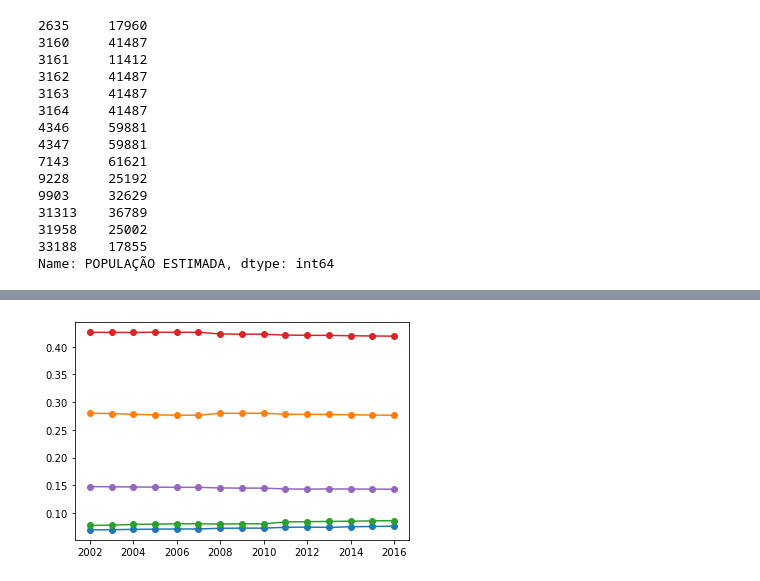
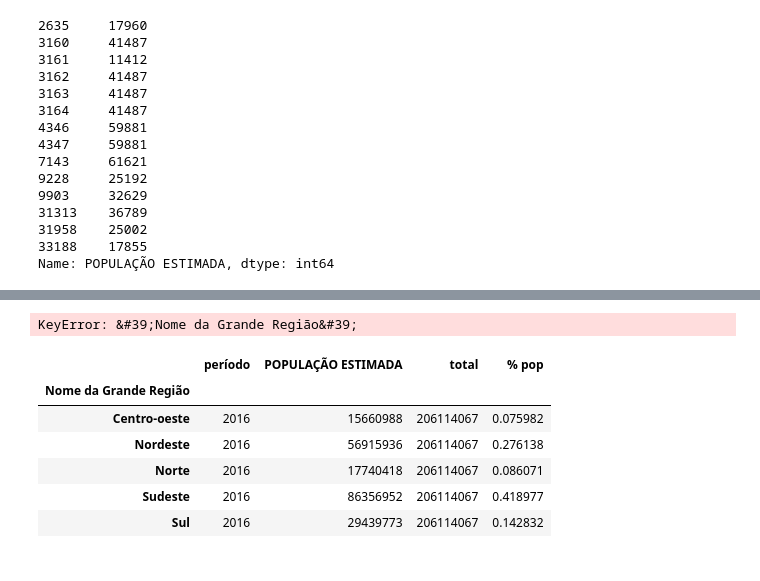
Before and after one commit to vgs2/Socioeconomic-analysis-of-the-brazilian-cities, a Jupyter notebook: projeto.ipynb, the cells around one changed output, grey strips where cells are left out. Drawn from its saved outputs; the diff is of its cells as text; code cells hidden in the pictures.

```diff
--- a/projeto.ipynb
+++ b/projeto.ipynb
@@ -334,8 +324,19 @@ aux[aux['Nome da Grande Região']=='Nordeste']
 # %%
 for region in aux['Nome da Grande Região'].unique():
     plt.plot(aux['período'].unique(),aux[aux['Nome da Grande Região']==region]['% pop'], marker='o')
+    plt.legend()
     # aux[region,]
     # print (region)
 plt.show()
 # %% [output]
-[figure, removed]
+KeyError: &#39;Nome da Grande Região&#39;
+# %%
+aux[aux['período']==2016].set_index('Nome da Grande Região')
+# %% [output]
+|  | período | POPULAÇÃO ESTIMADA | total | % pop |
+| Nome da Grande Região |  |  |  |  |
+| Centro-oeste | 2016 | 15660988 | 206114067 | 0.075982 |
+| Nordeste | 2016 | 56915936 | 206114067 | 0.276138 |
+| Norte | 2016 | 17740418 | 206114067 | 0.086071 |
+| Sudeste | 2016 | 86356952 | 206114067 | 0.418977 |
+| Sul | 2016 | 29439773 | 206114067 | 0.142832 |
```
Also changed, not shown: parts of 9 cells of this notebook.
